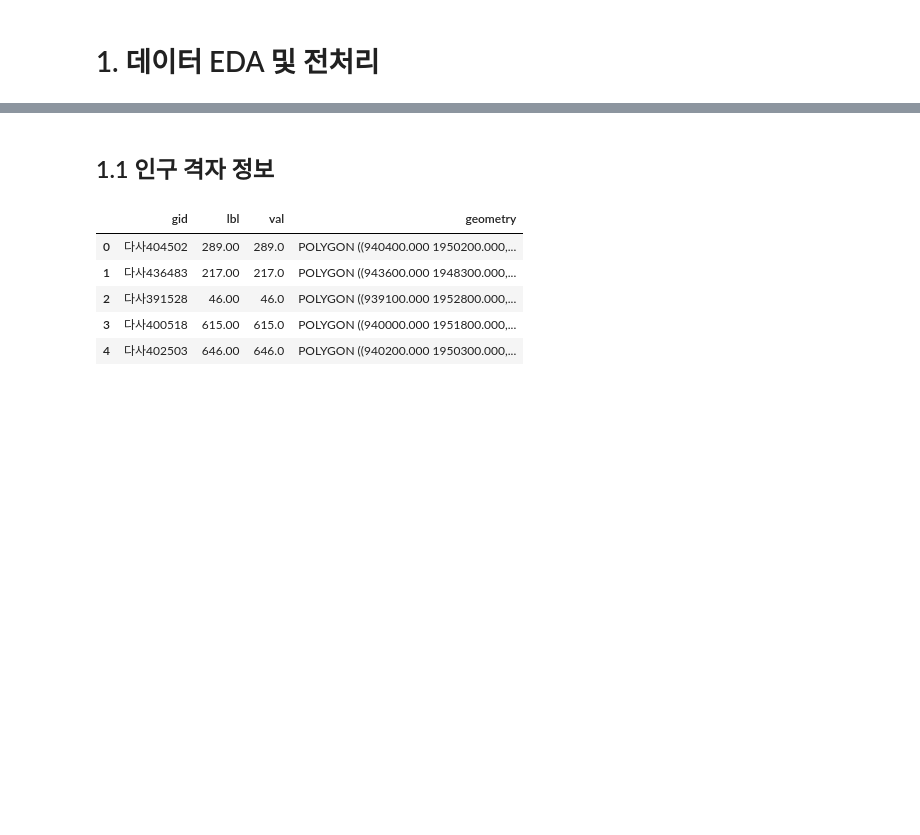
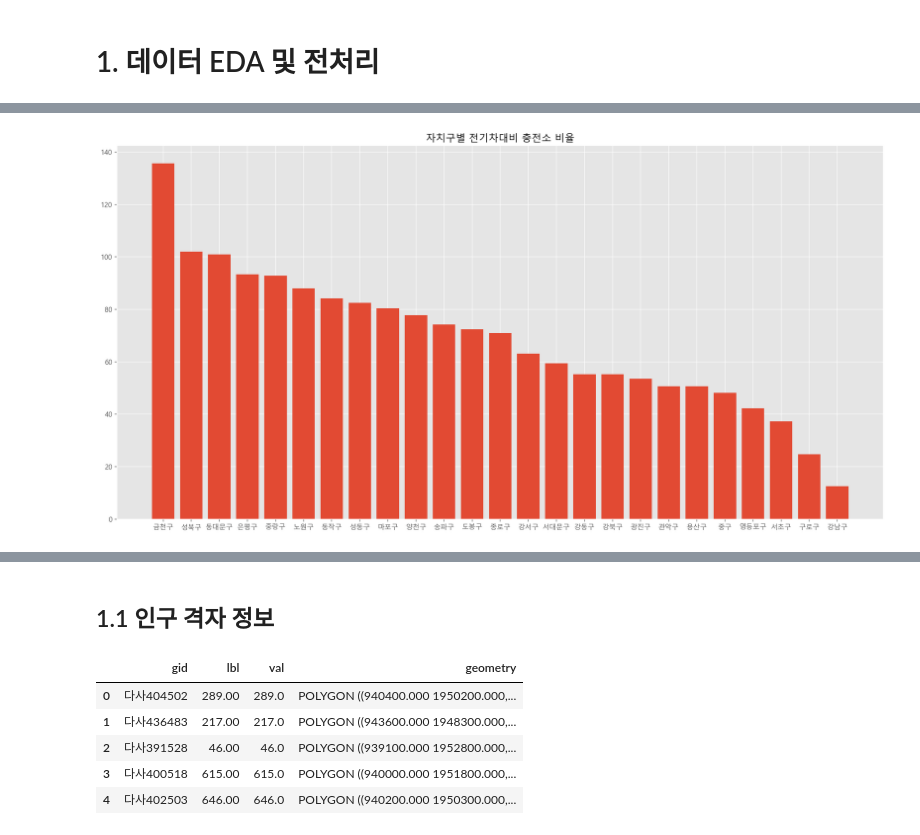
Before and after one commit to lima4/Gangseo-gu, a Jupyter notebook: final_data_eda.ipynb, the cells around one changed output, grey strips where cells are left out. Drawn from its saved outputs; the diff is of its cells as text; code cells hidden in the pictures; blank space fills up the shorter version.

```diff
--- a/final_data_eda.ipynb
+++ b/final_data_eda.ipynb
@@ -25,0 +95,9 @@ plt.style.use('ggplot')
+# %%
+# 전기자 충전소
+chargelist = pd.read_csv('data/chargelist.csv', encoding='cp949', usecols=[3,6,7])
+chargelist=chargelist.sort_values('충전기ID', ascending=False).reset_index(drop=True)
+chargelist.drop_duplicates('주소', inplace=True)
+# %%
+# grouby를 통해서 구별 전기차 충전대수 확인
+guchargelist=chargelist.groupby('시군구')['충전기ID'].sum().reset_index()
+guchargelist.head()
@@ -25,0 +111,13 @@ plt.style.use('ggplot')
+# %%
+guchargelist.rename(columns={'시군구' : '행정구역별'}, inplace=True)
+guelecchargelist = pd.merge(guelec, guchargelist)
+guelecchargelist['비율'] = (guelecchargelist['충전기ID'] / guelecchargelist['건수']) * 100
+# %%
+plt.figure(figsize=(20, 10))
+guelecchargelist=guelecchargelist.sort_values('비율', ascending=False).reset_index(drop=True)
+p1 = plt.bar(guelecchargelist.index, guelecchargelist['비율'])
+plt.title('자치구별 전기차대비 충전소 비율')
+plt.xticks(guelecchargelist.index, guelecchargelist['행정구역별'])
+plt.show()
+# %% [output]
+[figure, added]
```
Also changed, not shown: parts of 25 cells of this notebook, 1 other file.
